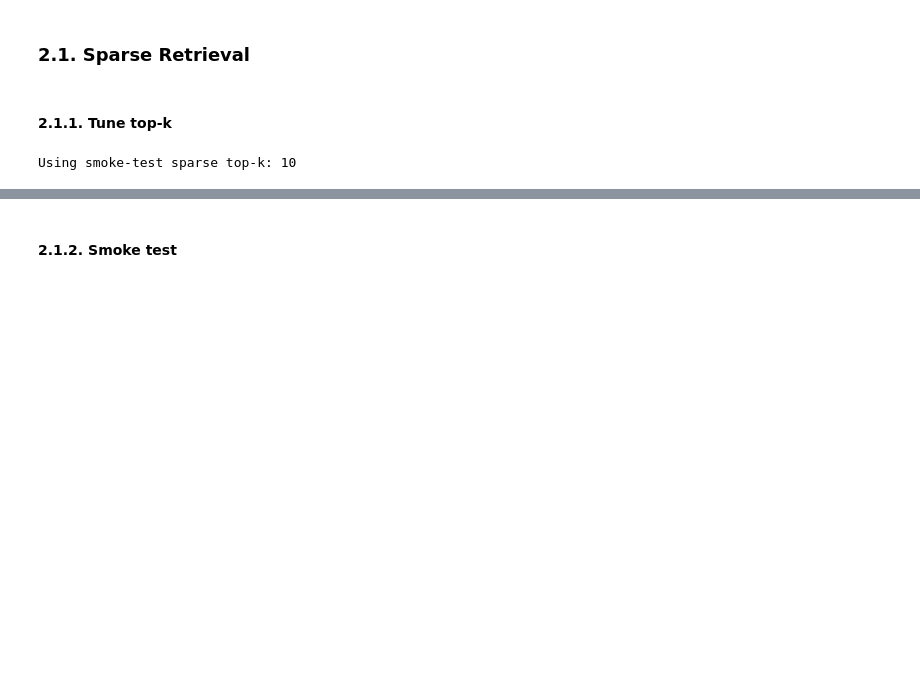
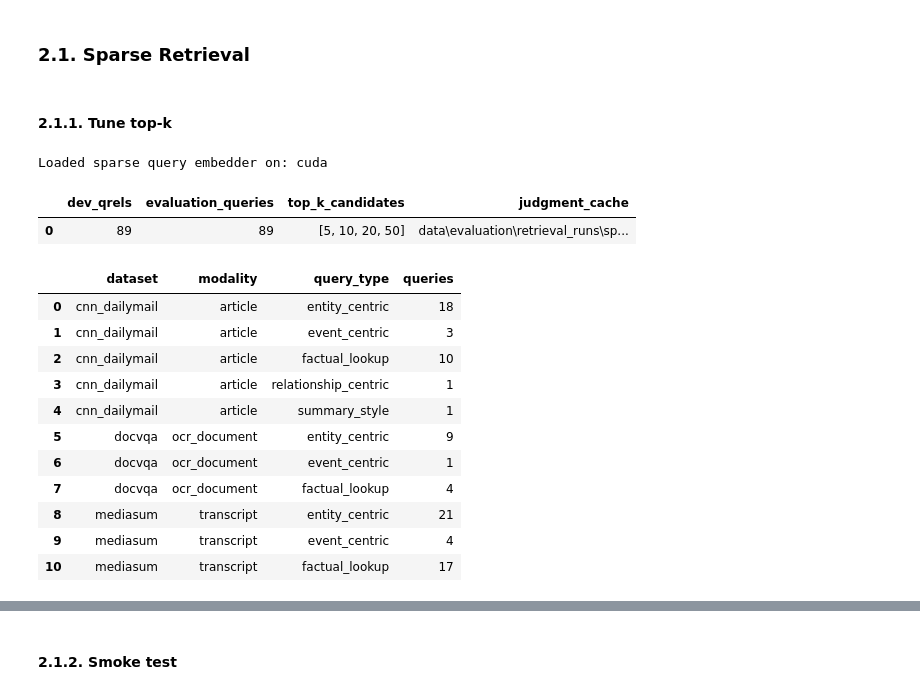
Before and after one commit to plminh-sdh/Design-and-Evaluation-of-Secure-Retrieval-Augmented-Systems-for-Large-Scale-Digital-Archives, a Jupyter notebook: Retrieval Component.ipynb, the cells around one changed output, grey strips where cells are left out. Drawn from its saved outputs; the diff is of its cells as text; code cells hidden in the pictures; blank space fills up the shorter version.

```diff
--- a/Retrieval Component.ipynb
+++ b/Retrieval Component.ipynb
@@ -164,9 +249,70 @@ from src.retrieval_sparse import QdrantSparseRetriever
 # %%
-# TODO: tune sparse retrieval top-k after generated qrels are ready.
-# This cell will evaluate candidate top-k values using only query_id/query for retrieval
-# and qrel fields only after retrieval for evaluation.
+# Load dev qrels and initialize the sparse retriever used by tuning and smoke tests.
+RETRIEVAL_QRELS_DEV_JSONL = Path("data/evaluation/retrieval_queries/retrieval_qrels_dev.jsonl")
+SPARSE_VECTOR_NAME = "sparse"
+SPARSE_QUERY_EMBEDDING_MAX_LENGTH = 1024
 SPARSE_RETRIEVAL_TOP_K_CANDIDATES = [5, 10, 20, 50]
-BEST_SPARSE_RETRIEVAL_TOP_K = RETRIEVAL_SMOKE_TEST_TOP_K
-print(f"Using smoke-test sparse top-k: {BEST_SPARSE_RETRIEVAL_TOP_K}")
+SPARSE_TUNING_MAX_K = max(SPARSE_RETRIEVAL_TOP_K_CANDIDATES)
+SPARSE_TUNING_MAX_QUERIES = None  # Set to a small integer for a quick dry run.
+SPARSE_TUNING_RELEVANCE_THRESHOLD = 2
+SPARSE_JUDGE_MAX_NEW_TOKENS = 256
+SPARSE_DEV_JUDGMENTS_JSONL = RETRIEVAL_EXPORT_DIR / "sparse_dev_judgments.jsonl"
+
+sparse_tuning_dev_qrels_df = load_retrieval_qrels(RETRIEVAL_QRELS_DEV_JSONL, valid_only=True)
+if sparse_tuning_dev_qrels_df.empty:
+    raise RuntimeError(f"No dev qrels found at {RETRIEVAL_QRELS_DEV_JSONL}")
+
+if SPARSE_TUNING_MAX_QUERIES is None:
+    sparse_tuning_eval_qrels_df = sparse_tuning_dev_qrels_df.copy()
+else:
+    sparse_tuning_eval_qrels_df = sparse_tuning_dev_qrels_df.head(SPARSE_TUNING_MAX_QUERIES).copy()
+
+if "qdrant_retrieval_driver" not in globals():
+    raise RuntimeError("Initialize qdrant_retrieval_driver in section 1.2.2 first.")
+
+if "sparse_query_embedder" not in globals():
+    from src.bge_m3_embedding import BGEM3Embedder
+    sparse_query_embedder = BGEM3Embedder(
+        device="cuda" if torch.cuda.is_available() else "cpu",
+        require_cuda=False,
+    )
+    print(f"Loaded sparse query embedder on: {sparse_query_embedder.device}")
+
+if "qdrant_sparse_retriever" not in globals():
+    qdrant_sparse_retriever = QdrantSparseRetriever(
+        qdrant_driver=qdrant_retrieval_driver,
+        embedder=sparse_query_embedder,
+        vector_name=SPARSE_VECTOR_NAME,
+        embedding_max_length=SPARSE_QUERY_EMBEDDING_MAX_LENGTH,
+    )
+
+display(pd.DataFrame([{
+    "dev_qrels": len(sparse_tuning_dev_qrels_df),
+    "evaluation_queries": len(sparse_tuning_eval_qrels_df),
+    "top_k_candidates": SPARSE_RETRIEVAL_TOP_K_CANDIDATES,
+    "judgment_cache": str(SPARSE_DEV_JUDGMENTS_JSONL),
+}]))
+
+display(
+    sparse_tuning_eval_qrels_df.groupby(["dataset", "modality", "query_type"], dropna=False)
+    .size()
+    .reset_index(name="queries")
+    .sort_values(["dataset", "modality", "query_type"])
+    .head(50)
+)
 # %% [output]
-Using smoke-test sparse top-k: 10
+Loaded sparse query embedder on: cuda
+|  | dev_qrels | evaluation_queries | top_k_candidates | judgment_cache |
+| 0 | 89 | 89 | [5, 10, 20, 50] | data\evaluation\retrieval_runs\sp... |
+|  | dataset | modality | query_type | queries |
+| 0 | cnn_dailymail | article | entity_centric | 18 |
+| 1 | cnn_dailymail | article | event_centric | 3 |
+| 2 | cnn_dailymail | article | factual_lookup | 10 |
+| 3 | cnn_dailymail | article | relationship_centric | 1 |
+| 4 | cnn_dailymail | article | summary_style | 1 |
+| 5 | docvqa | ocr_document | entity_centric | 9 |
+| 6 | docvqa | ocr_document | event_centric | 1 |
+| 7 | docvqa | ocr_document | factual_lookup | 4 |
+| 8 | mediasum | transcript | entity_centric | 21 |
+| 9 | mediasum | transcript | event_centric | 4 |
+| 10 | mediasum | transcript | factual_lookup | 17 |
```
Also changed, not shown: parts of 23 cells of this notebook, 6 other files.
